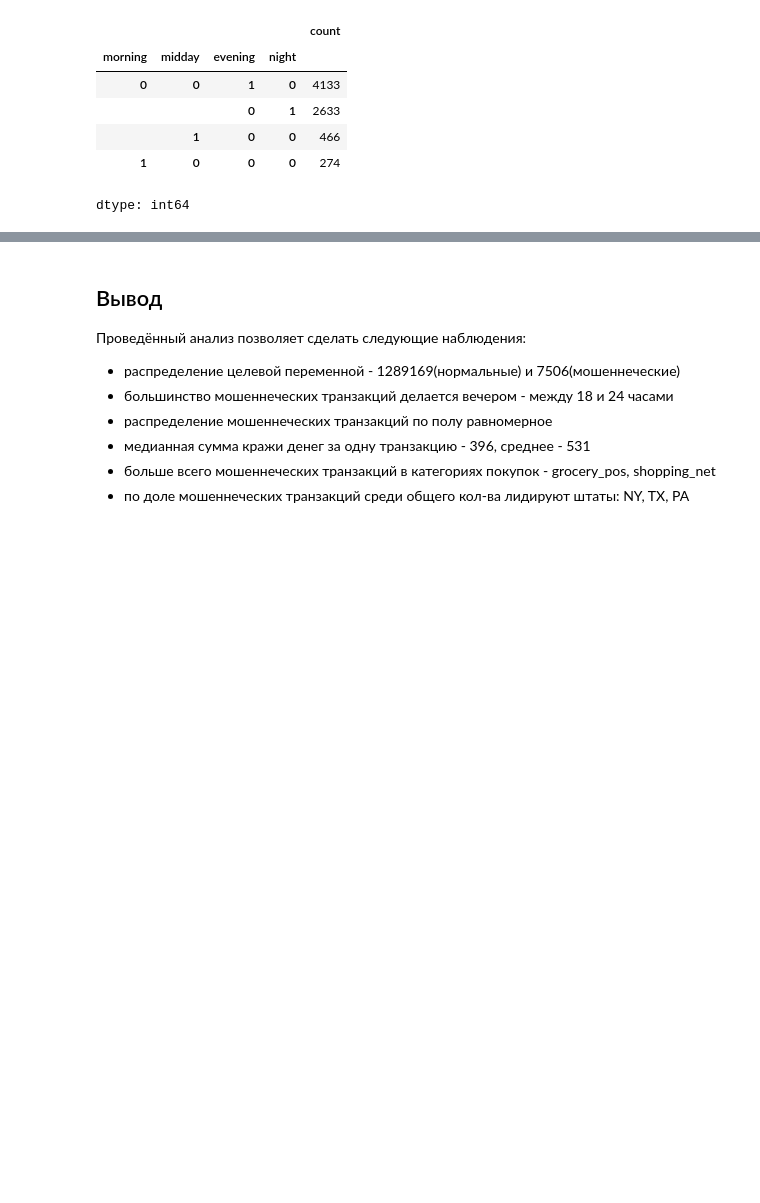
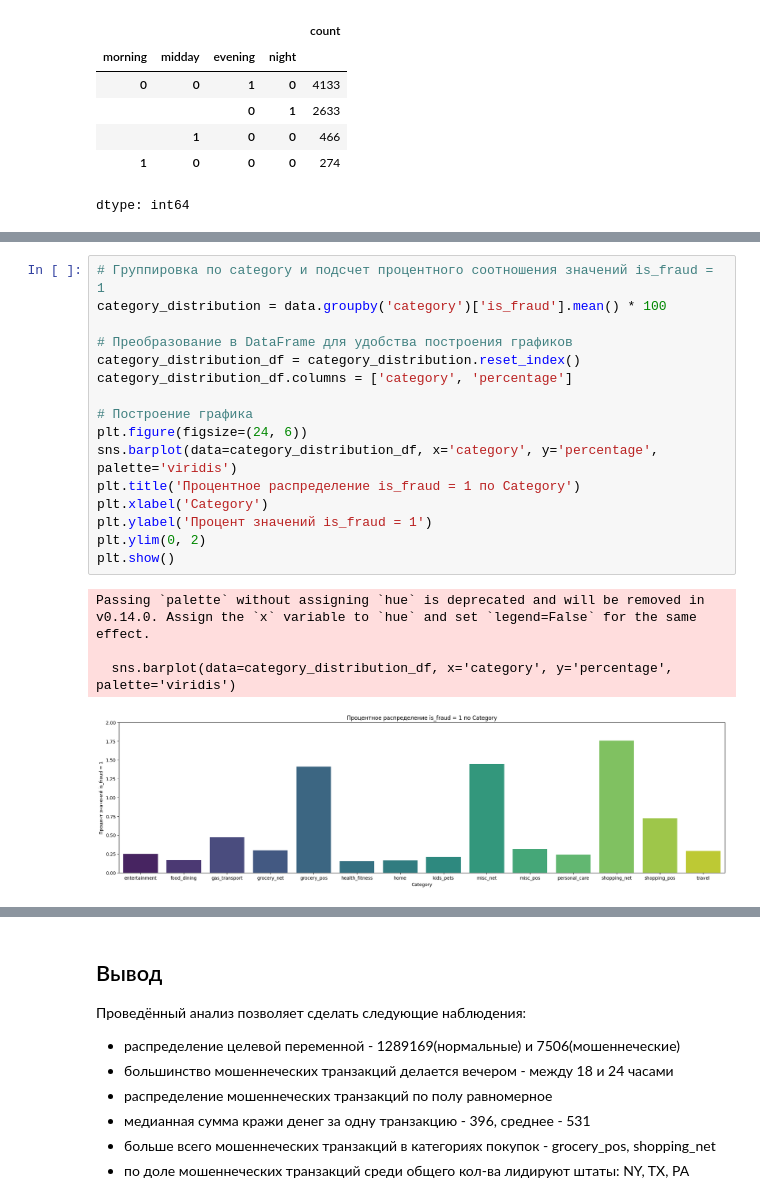
Before and after one commit to gosha22008/year_project_HSE, a Jupyter notebook: AI_2024_YEAR_PROJECT.ipynb, the cells around one changed output, grey strips where cells are left out. Cells and saved outputs as stored; diff of their text form; blank space fills up the shorter version.

```diff
--- a/AI_2024_YEAR_PROJECT.ipynb
+++ b/AI_2024_YEAR_PROJECT.ipynb
@@ -498,0 +518,21 @@ dtype: int64
+# %%
+# Группировка по category и подсчет процентного соотношения значений is_fraud = 1
+category_distribution = data.groupby('category')['is_fraud'].mean() * 100
+
+# Преобразование в DataFrame для удобства построения графиков
+category_distribution_df = category_distribution.reset_index()
+category_distribution_df.columns = ['category', 'percentage']
+
+# Построение графика
+plt.figure(figsize=(24, 6))
+sns.barplot(data=category_distribution_df, x='category', y='percentage', palette='viridis')
+plt.title('Процентное распределение is_fraud = 1 по Category')
+plt.xlabel('Category')
+plt.ylabel('Процент значений is_fraud = 1')
+plt.ylim(0, 2)
+plt.show()
+# %% [output]
+Passing `palette` without assigning `hue` is deprecated and will be removed in v0.14.0. Assign the `x` variable to `hue` and set `legend=False` for the same effect.
+
+  sns.barplot(data=category_distribution_df, x='category', y='percentage', palette='viridis')
+[figure, added]
```
Also changed, not shown: parts of 10 cells of this notebook.
